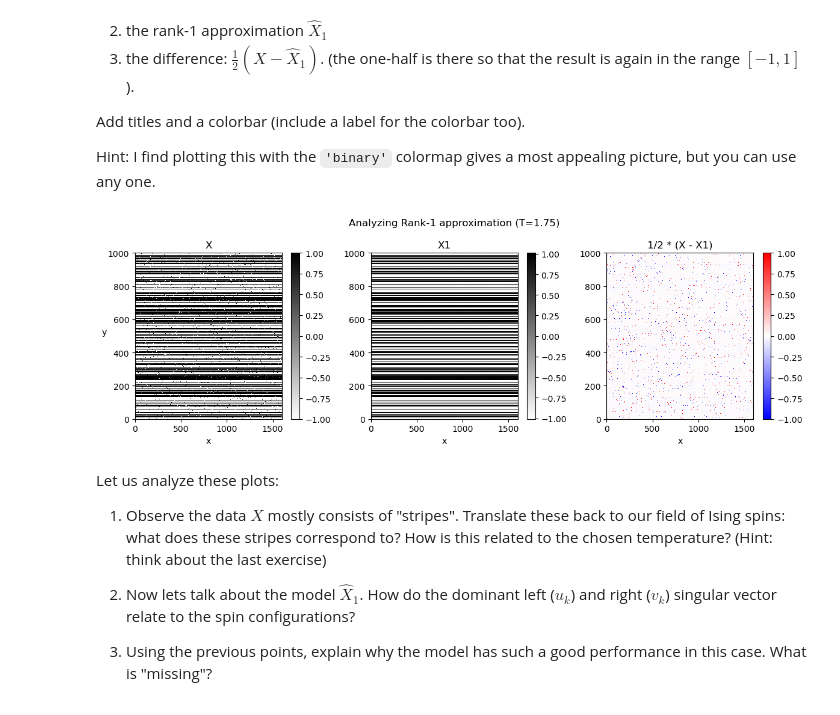
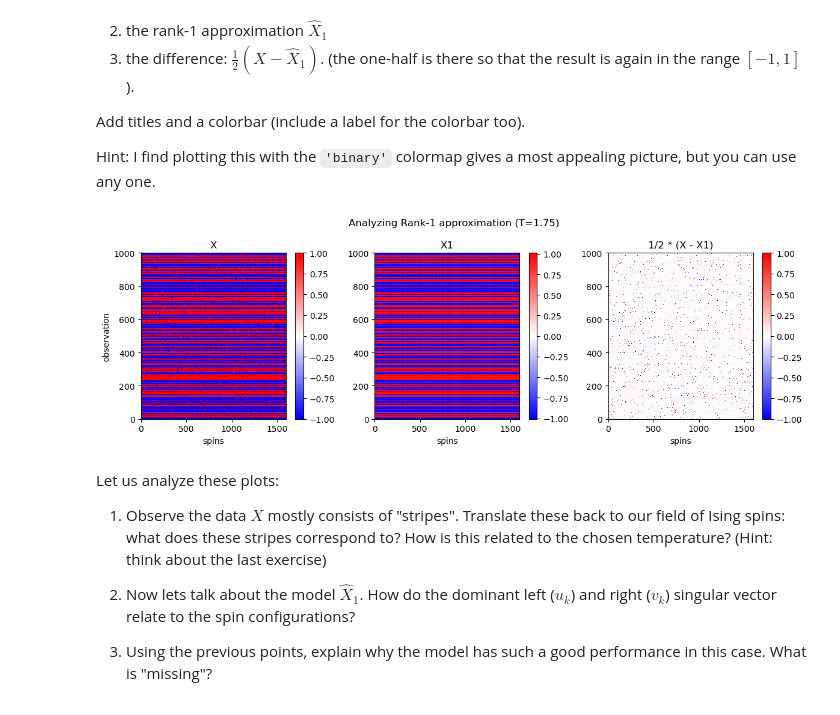
Before and after one commit to benjaminorthner/Machine-Learning-Lecture-Execise-Solutions, a Jupyter notebook: Ex11_LowRankApprox/LowRankIsing.ipynb, the cells around one changed output. Cells and saved outputs as stored; diff of their text form; code cells hidden in the pictures.

```diff
--- a/Ex11_LowRankApprox/LowRankIsing.ipynb
+++ b/Ex11_LowRankApprox/LowRankIsing.ipynb
@@ -95,7 +96,7 @@ and print it.  Compute this quantity **only** from the singular values.
 def truncSVD(K,S,U,VT):
     return (U[:,:K] * S[:K]) @ VT[:K,:]
 
-X1 = truncSVD(1, S, U, V)
+X1 = truncSVD(1, S, U, VT)
 
 # First discarded singular value / first singular value
 epsilon1 = S[1] / S[0]
@@ -123,38 +124,38 @@ def plotComparison(A, B, tA, tB, tC, T):
     # Create a figure with three subplots
     fig, axes = pl.subplots(nrows=1, ncols=3, figsize=(12, 4))
 
     # Plot the first subplot
-    axes[0].pcolormesh(A, cmap='binary')
+    axes[0].pcolormesh(A, cmap='bwr')
     axes[0].set_title(tA)
 
     # Plot the second subplot
-    axes[1].pcolormesh(B, cmap='binary')
+    axes[1].pcolormesh(B, cmap='bwr')
     axes[1].set_title(tB)
 
     # Plot the third subplot
     axes[2].pcolormesh(0.5*(A - B), vmax=1, vmin=-1, cmap='bwr')
     axes[2].set_title(tC)
 
     # Add a colorbar to each subplot
     cbar1 = fig.colorbar(axes[0].collections[0], ax=axes[0])
     cbar2 = fig.colorbar(axes[1].collections[0], ax=axes[1])
     cbar3 = fig.colorbar(axes[2].collections[0], ax=axes[2])
 
     # set axislabels
-    axes[0].set_ylabel('y', rotation=0)
+    axes[0].set_ylabel('observation')
     for ax in axes:
-        ax.set_xlabel('x')
+        ax.set_xlabel('spins')
 
 
     # Set the overall title for the figure
     fig.suptitle(T)
 
     # Adjust the spacing between subplots
     pl.tight_layout()
 
 plotComparison(X_T175, X1, 'X', 'X1', '1/2 * (X - X1)', 'Analyzing Rank-1 approximation (T=1.75)')
 # %% [output]
-[figure, old version]
+[figure, new version]
 # %% [markdown]
 Let us analyze these plots:
 
```
Also changed, not shown: parts of 11 cells of this notebook, 1 other file.
